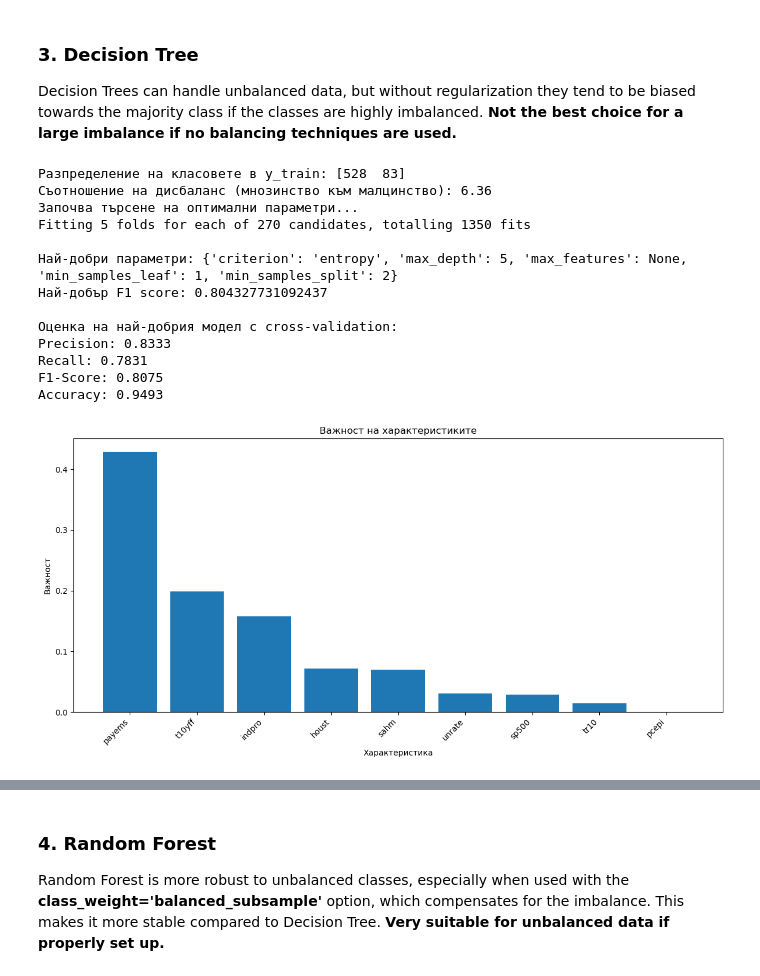
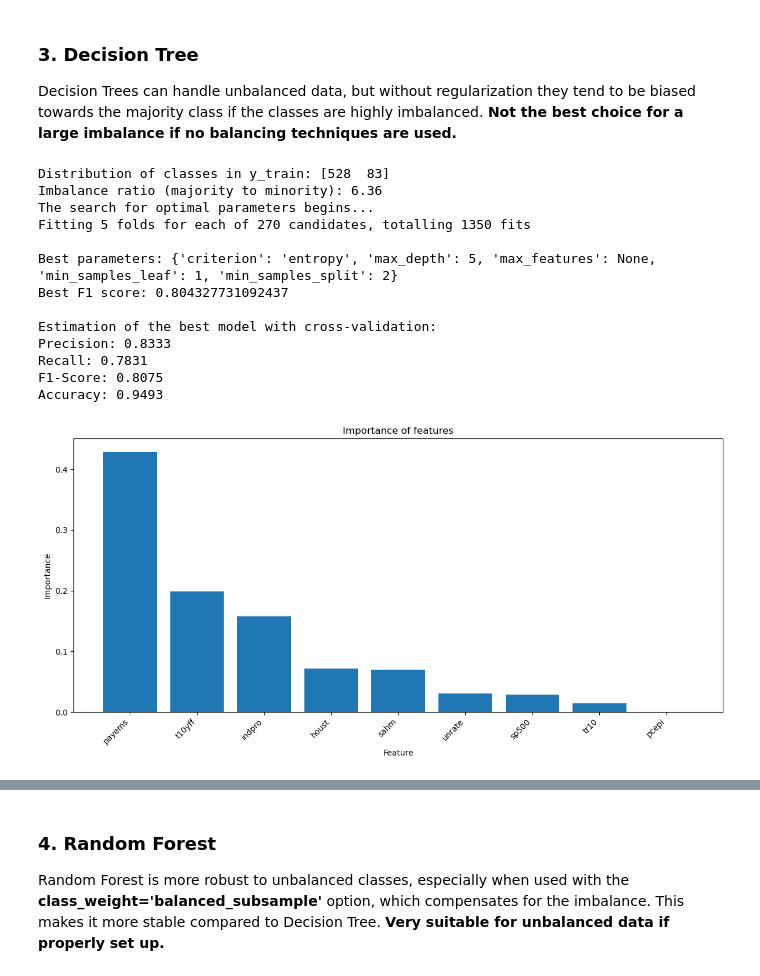
Before and after one commit to Engineer194/Analysis-of-the-US-Economy---Part-2, a Jupyter notebook: modeling_1.ipynb, the cells around one changed output, grey strips where cells are left out. Saved outputs shown, nothing was run; the diff lists cells and outputs as text; code cells hidden in the pictures.

```diff
--- a/modeling_1.ipynb
+++ b/modeling_1.ipynb
@@ -203,7 +203,7 @@ Accuracy: 0.9460
 
 Decision Trees can handle unbalanced data, but without regularization they tend to be biased towards the majority class if the classes are highly imbalanced. **Not the best choice for a large imbalance if no balancing techniques are used.**
 # %%
-# Списък с имената на характеристиките (заместете със реалните имена)
+# List of feature names
 feature_names = [
     'sahm',
     'indpro',
@@ -216,12 +216,12 @@ feature_names = [
     'houst'
 ]
 
-# Първо да видим разпределението на класовете
-print("Разпределение на класовете в y_train:", np.bincount(y_train))
+# First let's see the class distribution.
+print("Distribution of classes in y_train:", np.bincount(y_train))
 imbalance_ratio = np.bincount(y_train)[0] / np.bincount(y_train)[1]
-print(f"Съотношение на дисбаланс (мнозинство към малцинство): {imbalance_ratio:.2f}")
+print(f"Imbalance ratio (majority to minority): {imbalance_ratio:.2f}")
 
-# Стандартизация на входните данни
+# Standardization of input data.
 scaler = StandardScaler()
 X_train_scaled = scaler.fit_transform(X_train)
 
@@ -238,7 +238,7 @@ def evaluate_model(y_true, y_pred):
 
     return precision, recall, f1, accuracy
 
-# Настройка на параметрите с GridSearchCV
+# Setting parameters with GridSearchCV.
 param_grid = {
     'max_depth': [3, 5, 7, 10, None],
     'min_samples_split': [2, 5, 10],
@@ -247,10 +247,10 @@ param_grid = {
     'max_features': ['sqrt', 'log2', None]
 }
 
-# Създаване на базов модел
+# Create a base model.
 base_model = DecisionTreeClassifier(random_state=42)
 
-# Настройка на GridSearchCV с фокус върху F1-score
+# GridSearchCV setup with focus on F1-score.
 skf = StratifiedKFold(n_splits=5, shuffle=True, random_state=42)
 grid_search = GridSearchCV(
     estimator=base_model,
@@ -259,57 +259,57 @@ grid_search = GridSearchCV(
     scoring='f1',
     n_jobs=-1,
     verbose=1
 )
 
-# Изпълнение на търсенето
-print("Започва търсене на оптимални параметри...")
+# Fulfillment of the search.
+print("The search for optimal parameters begins...")
 grid_search.fit(X_train_scaled, y_train)
 
-# Извеждане на резултатите
-print("\nНай-добри параметри:", grid_search.best_params_)
-print("Най-добър F1 score:", grid_search.best_score_)
+# Displaying the results.
+print("\nBest parameters:", grid_search.best_params_)
+print("Best F1 score:", grid_search.best_score_)
 
-# Използване на най-добрия модел
+# Using the best model.
 best_model = grid_search.best_estimator_
 
-# Оценка на модела с cross-validation
-print("\nОценка на най-добрия модел с cross-validation:")
+# Evaluation of the model with cross-validation
+print("\nEstimation of the best model with cross-validation:")
 y_pred = cross_val_predict(best_model, X_train_scaled, y_train, cv=skf)
 precision, recall, f1, accuracy = evaluate_model(y_train, y_pred)
 
-# Визуализация на важността на характеристиките с имена
+# Visualization of the importance of named features.
 feature_importance = pd.DataFrame({
-    'Характеристика': feature_names,
-    'Важност': best_model.feature_importances_
+    'Feature': feature_names,
+    'Importance': best_model.feature_importances_
 })
-feature_importance = feature_importance.sort_values('Важност', ascending=False)
+feature_importance = feature_importance.sort_values('Importance', ascending=False)
 
-# Визуализация
+# Preview
 plt.figure(figsize=(12, 6))
-plt.bar(feature_importance['Характеристика'], feature_importance['Важност'])
-plt.title('Важност на характеристиките')
-plt.xlabel('Характеристика')
-plt.ylabel('Важност')
+plt.bar(feature_importance['Feature'], feature_importance['Importance'])
+plt.title('Importance of features')
+plt.xlabel('Feature')
+plt.ylabel('Importance')
 plt.xticks(rotation=45, ha='right')
 plt.tight_layout()
 plt.show()
 
-# Извеждане на таблица с важността на характеристиките
-print("\nТаблица с важността на характеристиките:")
-feature_importance['Важност'] = feature_importance['Важност'].round(4)
+# Output a table with the importance of the characteristics.
+print("\nAttribute Importance Table:")
+feature_importance['Importance'] = feature_importance['Importance'].round(4)
 print(feature_importance.to_string(index=False))
 # %% [output]
-Разпределение на класовете в y_train: [528  83]
-Съотношение на дисбаланс (мнозинство към малцинство): 6.36
-Започва търсене на оптимални параметри...
+Distribution of classes in y_train: [528  83]
+Imbalance ratio (majority to minority): 6.36
+The search for optimal parameters begins...
 Fitting 5 folds for each of 270 candidates, totalling 1350 fits
 
-Най-добри параметри: {'criterion': 'entropy', 'max_depth': 5, 'max_features': None, 'min_samples_leaf': 1, 'min_samples_split': 2}
-Най-добър F1 score: 0.804327731092437
+Best parameters: {'criterion': 'entropy', 'max_depth': 5, 'max_features': None, 'min_samples_leaf': 1, 'min_samples_split': 2}
+Best F1 score: 0.804327731092437
 
-Оценка на най-добрия модел с cross-validation:
+Estimation of the best model with cross-validation:
 Precision: 0.8333
 Recall: 0.7831
 F1-Score: 0.8075
 Accuracy: 0.9493
-[figure, old version]
+[figure, new version]
```
Also changed, not shown: parts of 3 cells of this notebook.
